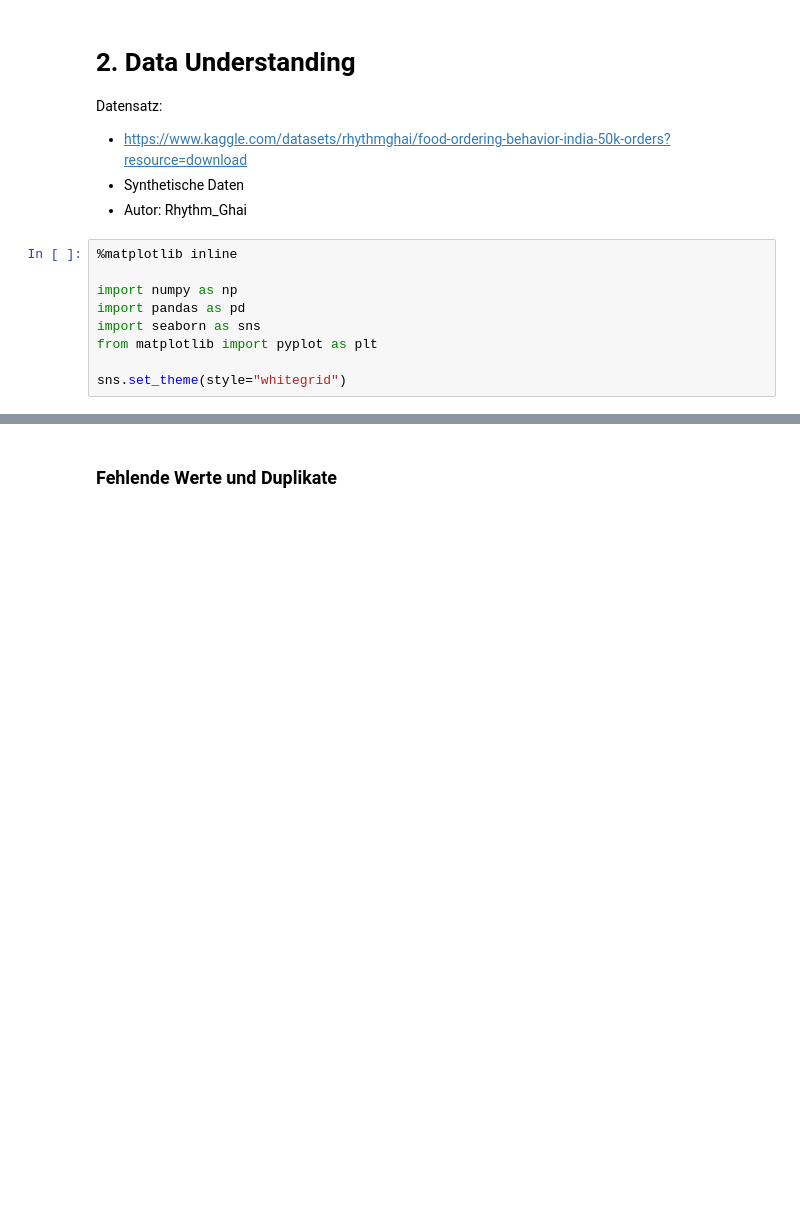
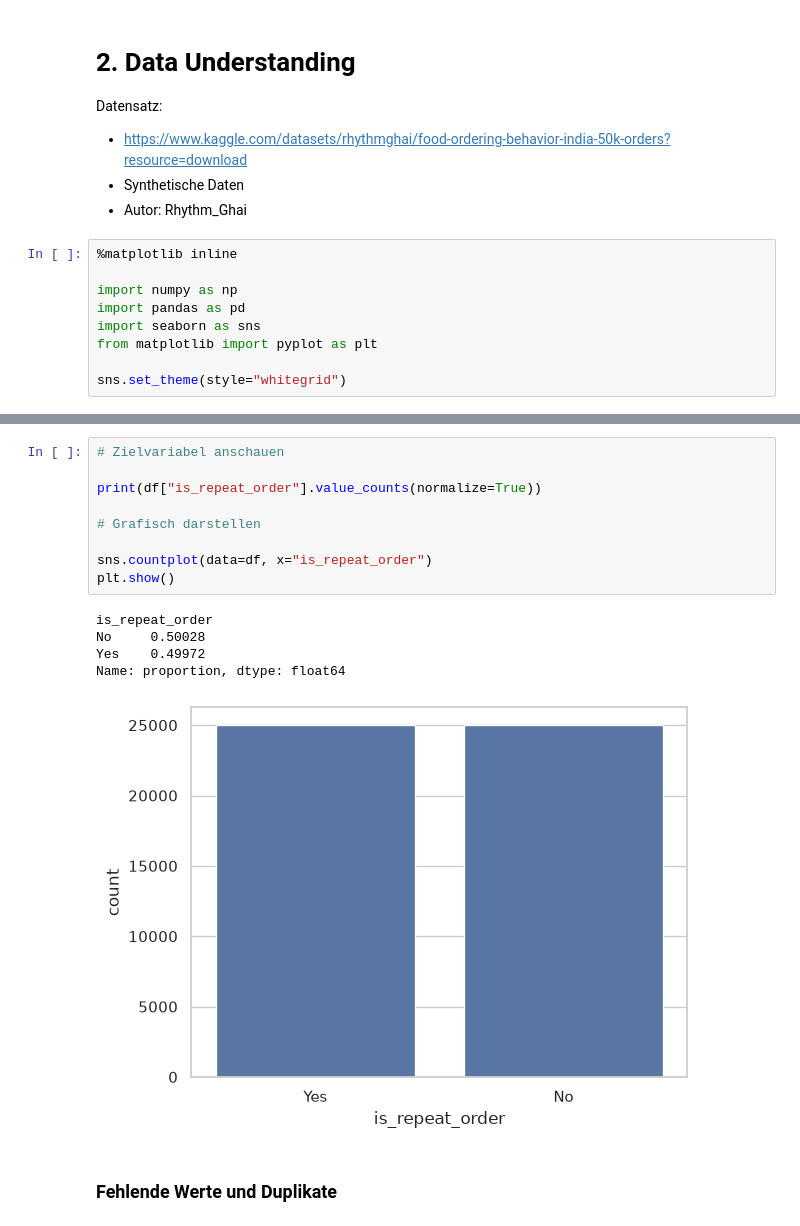
Before and after one commit to Henry210605/lecture-ai-basics, a Jupyter notebook: chapter/05_assessment/03_assessment/03_food_ordering_analysis.ipynb, the cells around one changed output, grey strips where cells are left out. Saved outputs shown, nothing was run; the diff lists cells and outputs as text; blank space fills up the shorter version.

```diff
--- a/chapter/05_assessment/03_assessment/03_food_ordering_analysis.ipynb
+++ b/chapter/05_assessment/03_assessment/03_food_ordering_analysis.ipynb
@@ -52,3 +115,18 @@ df.head()
+# %%
+# Zielvariabel anschauen
+
+print(df["is_repeat_order"].value_counts(normalize=True))
+
+# Grafisch darstellen
+
+sns.countplot(data=df, x="is_repeat_order")
+plt.show()
+# %% [output]
+is_repeat_order
+No     0.50028
+Yes    0.49972
+Name: proportion, dtype: float64
+[figure, added]
 # %% [markdown]
 ### Fehlende Werte und Duplikate
 # %%
```
Also changed, not shown: parts of 4 cells of this notebook.
